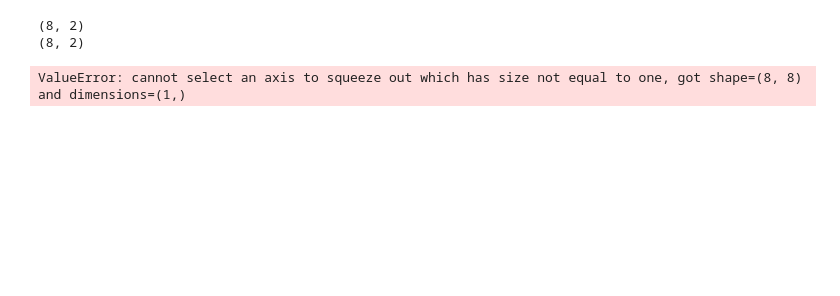
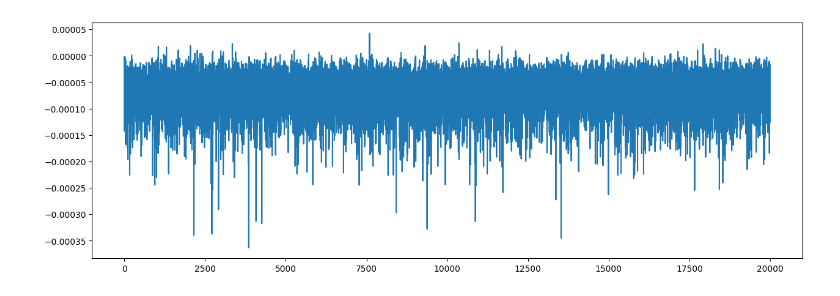
Before and after one commit to ncallahanml/baseline_networks, a Jupyter notebook: PortfolioOptimizer.ipynb, the cells around one changed output. Drawn from its saved outputs; the diff is of its cells as text; code cells hidden in the pictures; blank space fills up the shorter version.

Commit message:
debugged pipeline for sharpe loss

```diff
--- a/PortfolioOptimizer.ipynb
+++ b/PortfolioOptimizer.ipynb
@@ -87,7 +87,7 @@ def numpy_collate(batch):
         return np.array(batch)
 
 dataset = GaussianReturns(256, [[.001, .0001], [.0001, .001]], [.001, .002])
-dataloader = DataLoader(dataset, batch_size=8, shuffle=True, collate_fn=numpy_collate)
+dataloader = DataLoader(dataset, batch_size=128, shuffle=True, collate_fn=numpy_collate)
 # %%
 rng = jax.random.PRNGKey(42)
 rng, inpt_rng, init_rng = jax.random.split(rng, 3)
@@ -123,3 +107,30 @@ def sharpe_loss(state, params, data):
+# %%
+def dot_returns(state, params, data):
+    logits = state.apply_fn(params, data)
+    weights = ln.softmax(logits)
+    pfl_returns = jnp.multiply(data, weights).sum(axis=1)
+    return pfl_returns
+
+def sharpe_loss(state, params, data):
+    pfl_returns = dot_returns(state, params, data)
+#     exp_return = jnp.exp(jnp.sum(jnp.log(pfl_returns + 1))) -1
+    exp_mean = pfl_returns.mean(axis=0)
+    exp_var = pfl_returns.var(axis=0)
+
+    # sharpe, minimized instead of maximized
+    loss = -exp_return / exp_var
+    return loss
+
+def cvar_loss(state, params, data):
+    k = int(data.shape[0] * .05)
+    pfl_returns = dot_returns(state, params, data)
+#     exp_return = jnp.exp(jnp.sum(jnp.log(pfl_returns + 1))) -1
+    exp_mean = jnp.mean(pfl_returns)
+    exp_cvar = jax.lax.slice(jnp.argpartition(pfl_returns, k), (0,), (k,)).mean()
+
+    # sharpe, minimized instead of maximized
+    loss = exp_mean / (exp_mean - exp_cvar)
+    return loss
 # %%
 # batch = next(iter(data_loader))
 # calculate_loss_acc(model_state, model_state.params, batch)
@@ -134,7 +145,7 @@ def train_step(state, batch):
     )
     loss, grads = grad_fn(state, state.params, batch)
     state = state.apply_gradients(grads=grads)
-    return state, loss, acc
+    return state, loss
 # %%
 @jax.jit  # Jit the function for efficiency
 def eval_step(state, batch):
@@ -143,18 +154,23 @@ def eval_step(state, batch):
     return acc
 # %%
 from tqdm import tqdm
+import matplotlib.pyplot as plt
 
 def train_model(state, dataloader, num_epochs=100):
+    losss = list()
     for epoch in tqdm(range(num_epochs)):
         for batch in dataloader:
-            state, loss, acc = train_step(state, batch)
+            state, loss = train_step(state, batch)
+            losss.append(loss)
+
+    plt.figure(figsize=(15,5))
+    plt.plot(losss)
+    plt.show()
     return state
 # %%
-trained_model_state = train_model(model_state, dataloader, num_epochs=100)
+trained_model_state = train_model(model_state, dataloader, num_epochs=10000)
 # %% [output]
-(8, 2)
-(8, 2)
-ValueError: cannot select an axis to squeeze out which has size not equal to one, got shape=(8, 8) and dimensions=(1,)
+[figure, added]
 # %%
 from flax.training import checkpoints
 # %%
```
Also changed, not shown: parts of 3 cells of this notebook.
